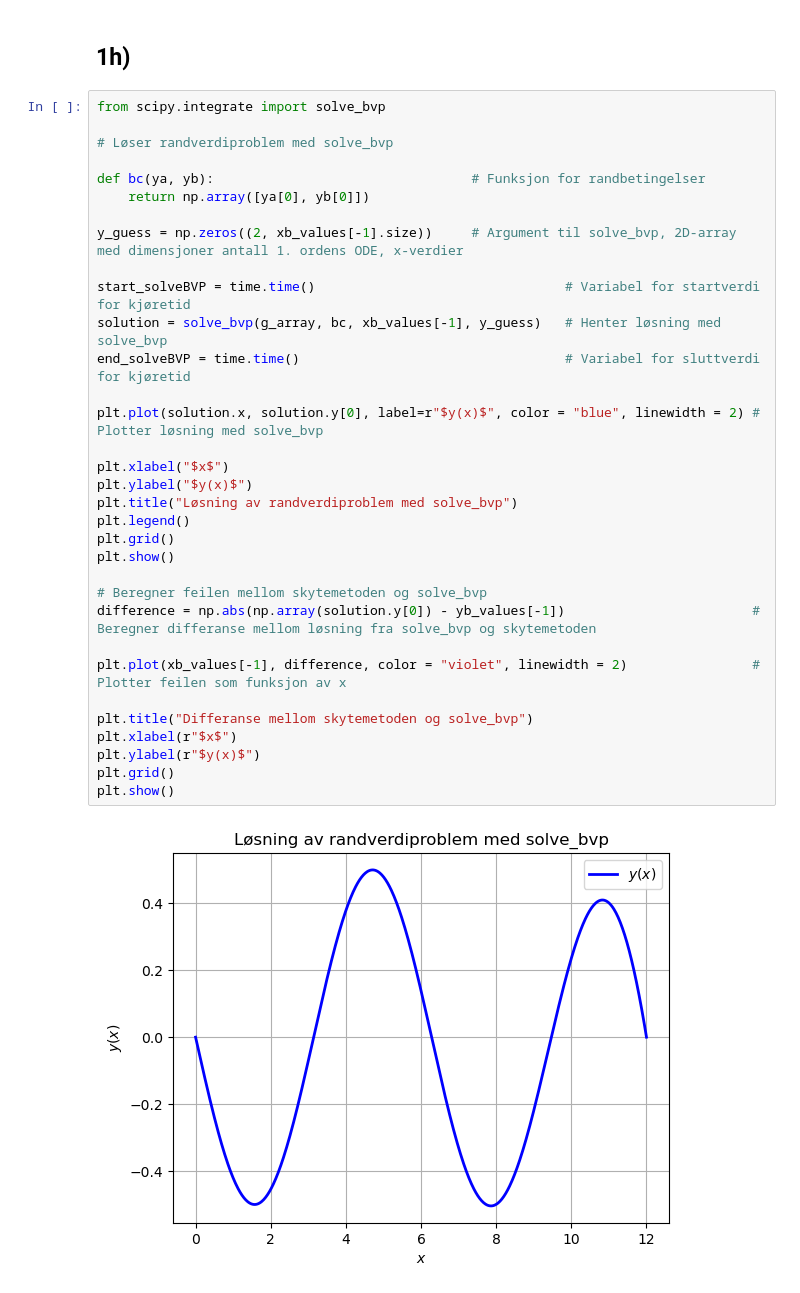
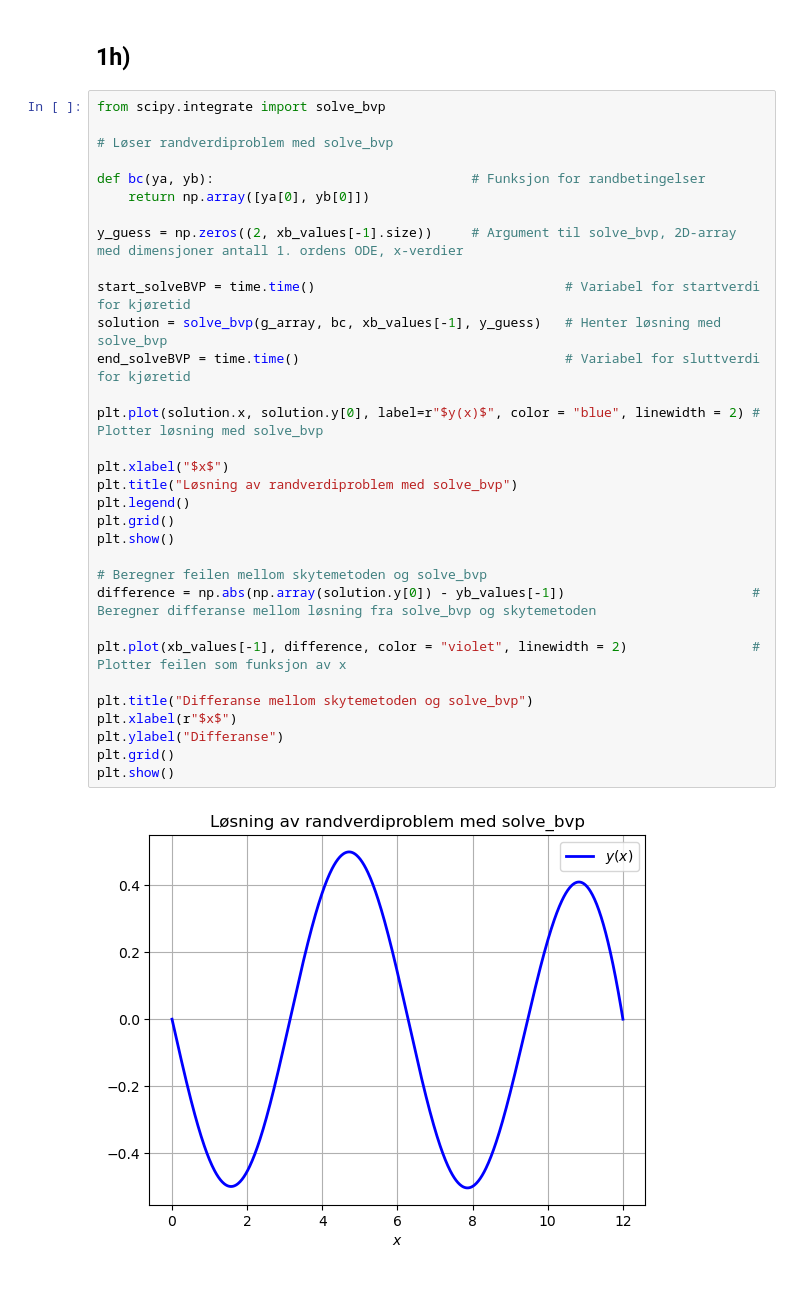
Before and after one commit to marieke-vaske/VitBer-TekFys, a Jupyter notebook: Sammenslåing av oppgave 1.ipynb, the cells around one changed output. Drawn from its saved outputs; the diff is of its cells as text.

```diff
--- a/Sammenslåing av oppgave 1.ipynb
+++ b/Sammenslåing av oppgave 1.ipynb
@@ -418,33 +419,32 @@ from scipy.integrate import solve_bvp
 
 # Løser randverdiproblem med solve_bvp
 
 def bc(ya, yb):                                 # Funksjon for randbetingelser
     return np.array([ya[0], yb[0]])
 
 y_guess = np.zeros((2, xb_values[-1].size))     # Argument til solve_bvp, 2D-array med dimensjoner antall 1. ordens ODE, x-verdier
 
 start_solveBVP = time.time()                                # Variabel for startverdi for kjøretid
 solution = solve_bvp(g_array, bc, xb_values[-1], y_guess)   # Henter løsning med solve_bvp
 end_solveBVP = time.time()                                  # Variabel for sluttverdi for kjøretid
 
 plt.plot(solution.x, solution.y[0], label=r"$y(x)$", color = "blue", linewidth = 2) # Plotter løsning med solve_bvp
 
 plt.xlabel("$x$")
-plt.ylabel("$y(x)$")
 plt.title("Løsning av randverdiproblem med solve_bvp")
 plt.legend()
 plt.grid()
 plt.show()
 
 # Beregner feilen mellom skytemetoden og solve_bvp
 difference = np.abs(np.array(solution.y[0]) - yb_values[-1])                        # Beregner differanse mellom løsning fra solve_bvp og skytemetoden
 
 plt.plot(xb_values[-1], difference, color = "violet", linewidth = 2)                # Plotter feilen som funksjon av x
 
 plt.title("Differanse mellom skytemetoden og solve_bvp")
 plt.xlabel(r"$x$")
-plt.ylabel(r"$y(x)$")
+plt.ylabel("Differanse")
 plt.grid()
 plt.show()
 # %% [output]
-[figure, old version]
+[figure, new version]
```
Also changed, not shown: parts of 11 cells of this notebook.
